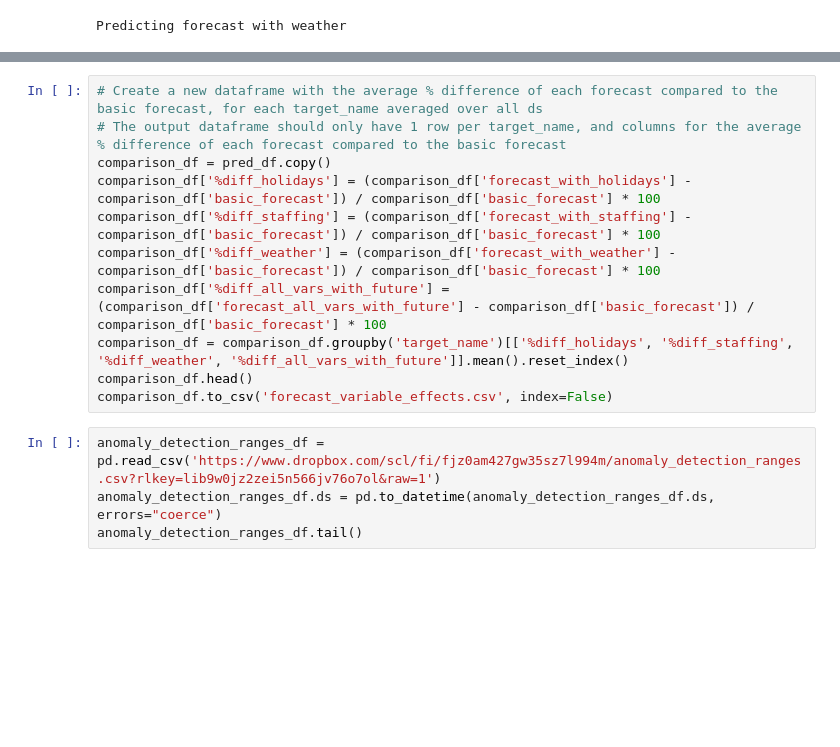
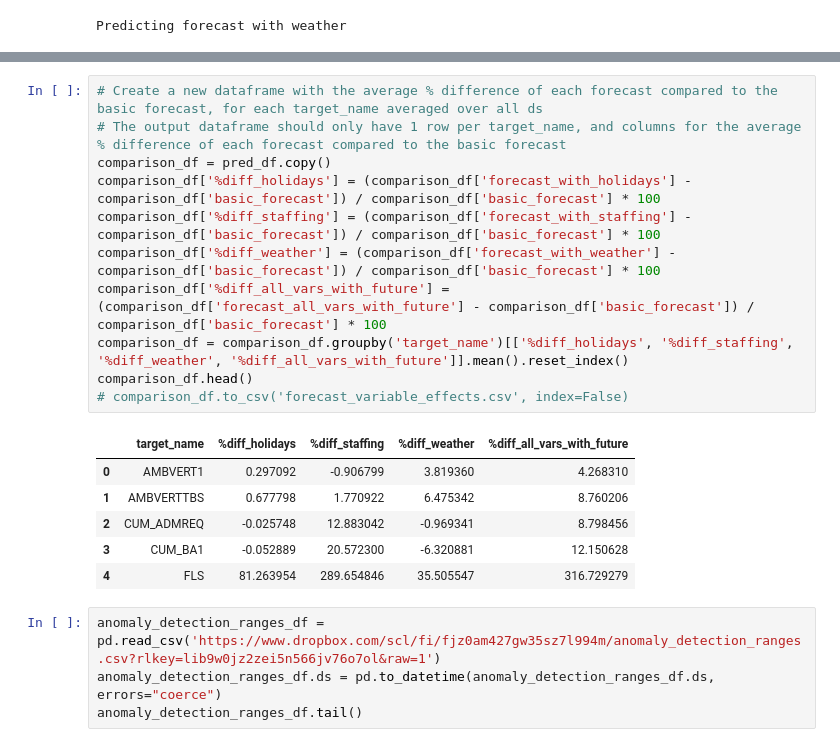
Before and after one commit to drdevinhopkins/ed-flow-2023, a Jupyter notebook: notebooks/jgh/26-02-16-01.ipynb, the cells around one changed output, grey strips where cells are left out. Drawn from its saved outputs; the diff is of its cells as text; blank space fills up the shorter version.

```diff
--- a/notebooks/jgh/26-02-16-01.ipynb
+++ b/notebooks/jgh/26-02-16-01.ipynb
@@ -474,14 +464,21 @@ pred_df.head()
 # %%
 # Create a new dataframe with the average % difference of each forecast compared to the basic forecast, for each target_name averaged over all ds
 # The output dataframe should only have 1 row per target_name, and columns for the average % difference of each forecast compared to the basic forecast
 comparison_df = pred_df.copy()
 comparison_df['%diff_holidays'] = (comparison_df['forecast_with_holidays'] - comparison_df['basic_forecast']) / comparison_df['basic_forecast'] * 100
 comparison_df['%diff_staffing'] = (comparison_df['forecast_with_staffing'] - comparison_df['basic_forecast']) / comparison_df['basic_forecast'] * 100
 comparison_df['%diff_weather'] = (comparison_df['forecast_with_weather'] - comparison_df['basic_forecast']) / comparison_df['basic_forecast'] * 100
 comparison_df['%diff_all_vars_with_future'] = (comparison_df['forecast_all_vars_with_future'] - comparison_df['basic_forecast']) / comparison_df['basic_forecast'] * 100
 comparison_df = comparison_df.groupby('target_name')[['%diff_holidays', '%diff_staffing', '%diff_weather', '%diff_all_vars_with_future']].mean().reset_index()
 comparison_df.head()
-comparison_df.to_csv('forecast_variable_effects.csv', index=False)
+# comparison_df.to_csv('forecast_variable_effects.csv', index=False)
+# %% [output]
+|  | target_name | %diff_holidays | %diff_staffing | %diff_weather | %diff_all_vars_with_future |
+| 0 | AMBVERT1 | 0.297092 | -0.906799 | 3.819360 | 4.268310 |
+| 1 | AMBVERTTBS | 0.677798 | 1.770922 | 6.475342 | 8.760206 |
+| 2 | CUM_ADMREQ | -0.025748 | 12.883042 | -0.969341 | 8.798456 |
+| 3 | CUM_BA1 | -0.052889 | 20.572300 | -6.320881 | 12.150628 |
+| 4 | FLS | 81.263954 | 289.654846 | 35.505547 | 316.729279 |
 # %%
 anomaly_detection_ranges_df = pd.read_csv('https://www.dropbox.com/scl/fi/fjz0am427gw35sz7l994m/anomaly_detection_ranges.csv?rlkey=lib9w0jz2zei5n566jv76o7ol&raw=1')
 anomaly_detection_ranges_df.ds = pd.to_datetime(anomaly_detection_ranges_df.ds, errors="coerce")
```
Also changed, not shown: parts of 18 cells of this notebook, 2 other files.
